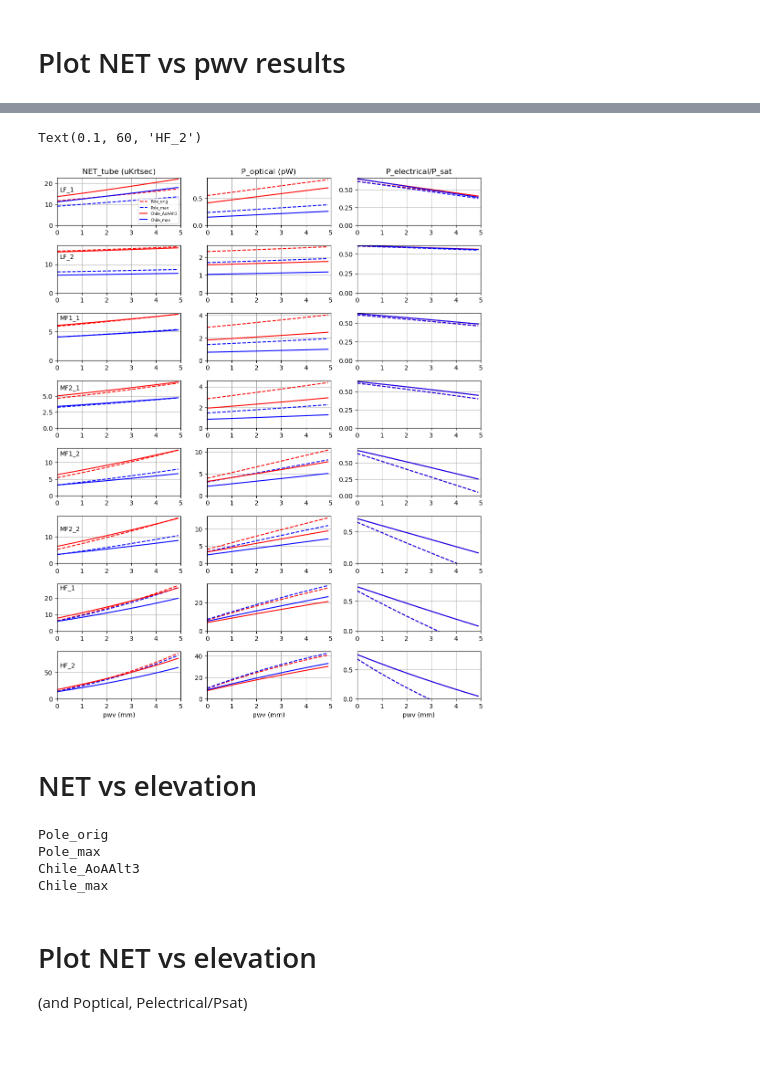
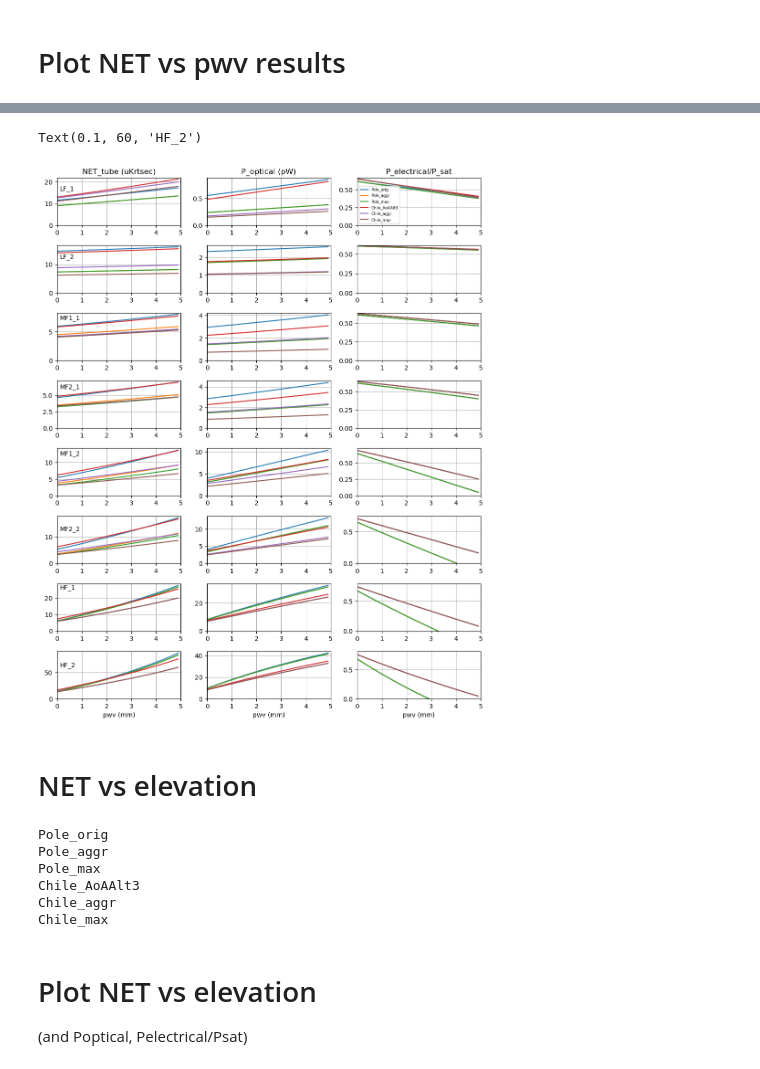
Before and after one commit to CMB-S4/bolo_calc_runs, a Jupyter notebook: jbolo/AoA/2024/SAT_NETs_Chile.ipynb, the cells around one changed output, grey strips where cells are left out. Cells and saved outputs as stored; diff of their text form; code cells hidden in the pictures.

```diff
--- a/jbolo/AoA/2024/SAT_NETs_Chile.ipynb
+++ b/jbolo/AoA/2024/SAT_NETs_Chile.ipynb
@@ -42,7 +45,7 @@ Atacama-TMALAT_20240715.yaml
 Atacama-CDLAT_20240715.yaml
 # %%
 # Dictionary of models to use, which includes yaml file for now, but will have results in it later.
-SAT_models = {'Pole_orig':{},'Pole_max':{},'Chile_AoAAlt3':{},'Chile_max':{}}
+SAT_models = {}
 SAT_models['Pole_orig']={  # Pole baseline
     'yaml':'SAT_baseline_20240825.yaml', # base yaml file to start with before mods
 }
@@ -60,20 +63,21 @@ SAT_models['Chile_AoAAlt3']={  # Atacama AoA scaled optics
 }
 
 SAT_models['Chile_aggr']={  # Atacama "SO aggressiveness" w/ HWP
-    'yaml':'SAT_HWP_aggr_20240916.yaml', #  Previous version had wrong spillovers
+    'yaml':'SAT_HWP_aggr_20240924.yaml', #  Previous version had wrong spillovers, these are from Grimes.
 }
 
 SAT_models['Chile_max']={  # Atacama "max mapping speed" w/ HWP
     'yaml':'SAT_HWP_max_20240825.yaml', # base yaml file to start with before mods.
 }
 
-SAT_models['Chile_max_f145']={  # Atacama max mapping speed w/ larger HWP, such that we have same f/# as original pole baseline.
-    'yaml':'SAT_HWP_max_f145_20240825.yaml', # base yaml file to start with before mods
-}
+# Don't use this model yet, the spillovers are not correct.
+#SAT_models['Chile_max_f145']={  # Atacama max mapping speed w/ larger HWP, such that we have same f/# as original pole baseline.
+#    'yaml':'SAT_HWP_max_f145_20240825.yaml', # base yaml file to start with before mods
+#}
 # %% [markdown]
 We're going to do this a very simple way, where we explicitly run each sim and plot it before moving on to the next.
 # %%
-models = ['Pole_orig','Pole_aggr','Pole_max','Chile_AoAAlt3','Chile_aggr','Chile_max', 'Chile_max_f145']
+models = ['Pole_orig','Pole_aggr','Pole_max','Chile_AoAAlt3','Chile_aggr','Chile_max']
 
 sims={}
 # Run each model
@@ -203,7 +207,7 @@ Chile_max         0.70   0.37   0.73   0.68   0.40   0.35   0.12   0.08
 plt.rcParams.update({'font.size': 14})
 plt.rcParams['figure.figsize'] = [8, 6]
 
-yamlfile = 'yamls/'+'SAT_HWP_aggr_20240916.yaml'
+yamlfile = 'yamls/'+'SAT_HWP_aggr_20240924.yaml'
 
 chs = ['MF_1_1', 'MF_2_1', 'MF_1_2', 'MF_2_2']
 
@@ -258,7 +248,7 @@ different toml file for each SAT model.
 
 We want to set Psat to the value designed for (elev0, pwv0), then keep it fixed after that.
 # %%
-writefile = False  # set to true to write output toml files
+writefile = True  # set to true to write output toml files
 
 elev0 = 50 # degrees
 
@@ -323,7 +313,8 @@ for model in SAT_models.keys():
 
 
     if writefile==True:
-        toml_output_file = 'SAT_NET_v_pwv_'+str(model)+'.toml'
+        output_dict=SAT_models[model]
+        toml_output_file = 'SAT_NET_v_pwv_'+str(model)+'20240927.toml'
         with open(toml_output_file, "w") as toml_file:
             toml.dump(output_dict, toml_file, encoder=toml.TomlNumpyEncoder())
 # %% [output]
@@ -362,17 +355,18 @@ plt.rcParams['figure.figsize'] = [10, 12]
 fig,axs = plt.subplots(8,3)  # plot [NET_tube, P_opt, P_sat-P_opt] vs pwv for each of the 8 channels
 plt.tight_layout()
 
-lcolor=['r','b','r','b']
-ltypes = ['--','--','-','-']
+lcolor=['b','b','b','r','r','r']
+ltypes = ['--','-','.','--','-','.']
 
 col = 0
 mm = 0
 for model in SAT_models.keys():
     ii=0
     for ch in SAT_models[model]['channels']:
-        axs[ii][col].plot(SAT_models[model]['vary_pwv']['pwv_vec']/1000,SAT_models[model]['vary_pwv'][ch]['NET_tube'],
-                          color = lcolor[mm],
-                          linestyle=ltypes[mm], label=model)
+        axs[ii][col].plot(SAT_models[model]['vary_pwv']['pwv_vec']/1000,SAT_models[model]['vary_pwv'][ch]['NET_tube'],label=model)
+                          # ,
+                          # color = lcolor[mm],
+                          # linestyle=ltypes[mm], label=model)
         #axs[ii][col].text(0.1,50,ch)
         ii += 1
     mm += 1
@@ -382,9 +376,10 @@ mm = 0
 for model in SAT_models.keys():
     ii=0
     for ch in SAT_models[model]['channels']:
-        axs[ii][col].plot(SAT_models[model]['vary_pwv']['pwv_vec']/1000,SAT_models[model]['vary_pwv'][ch]['P_opt'],
-                          color = lcolor[mm],
-                          linestyle=ltypes[mm], label=model)
+        axs[ii][col].plot(SAT_models[model]['vary_pwv']['pwv_vec']/1000,SAT_models[model]['vary_pwv'][ch]['P_opt'],label=model)
+                          #   ,
+                          # color = lcolor[mm],
+                          # linestyle=ltypes[mm], label=model)
         #axs[ii][col].text(0.1,50,ch)
         ii += 1
     mm += 1
@@ -397,44 +392,45 @@ for model in SAT_models.keys():
         P_sat = SAT_models[model][ch]['P_sat']
         P_opt = SAT_models[model]['vary_pwv'][ch]['P_opt']
         P_elec =  P_sat-P_opt
-        axs[ii][col].plot(SAT_models[model]['vary_pwv']['pwv_vec']/1000,P_elec/P_sat,
-                          color = lcolor[mm],
-                          linestyle=ltypes[mm])
+        axs[ii][col].plot(SAT_models[model]['vary_pwv']['pwv_vec']/1000,P_elec/P_sat,label=model)
+                          #   ,
+                          # color = lcolor[mm],
+                          # linestyle=ltypes[mm])
         #axs[ii][col].text(0.1,50,ch)
         ii += 1
     mm += 1
 
 for ii in np.arange(8):
 #    axs[ii][0].set_ylim(0)
 #    axs[ii][0].set_xlim(0,1)
 #    axs[ii][1].set_ylim(0)
 #    axs[ii][1].set_xlim(0,3)
     for col in [0,1,2]:
         axs[ii][col].grid()
         axs[ii][col].set_xlim(0,5)
         axs[ii][col].set_ylim(0)
         axs[7][col].set_xlabel('pwv (mm)')
 
-axs[0][0].legend(fontsize=6)
+axs[0][2].legend(fontsize=6)
 
 axs[0][0].set_title('NET_tube (uKrtsec)')
 axs[0][1].set_title('P_optical (pW)')
 axs[0][2].set_title('P_electrical/P_sat')
 axs[0][0].text(.1,16,'LF_1')
 axs[1][0].text(.1,12,'LF_2')
 axs[2][0].text(.1,7,'MF1_1')
 axs[3][0].text(.1,6,'MF2_1')
 axs[4][0].text(.1,12,'MF1_2')
 axs[5][0].text(.1,12,'MF2_2')
 axs[6][0].text(.1,25,'HF_1')
 axs[7][0].text(.1,60,'HF_2')
 # %% [output]
 Text(0.1, 60, 'HF_2')
-[figure, old version]
+[figure, new version]
 # %% [markdown]
 # NET vs elevation
 # %%
-writefile = False  # set to true to write output toml files
+writefile = True  # set to true to write output toml files
 
 # Run cells above first, need to set default Psats.
 
@@ -497,13 +493,15 @@ for model in SAT_models.keys():
 
 
     if writefile==True:
-        toml_output_file = 'SAT_NET_v_elev_'+str(model)+'.toml'
+        toml_output_file = 'SAT_NET_v_elev_'+str(model)+'20240922.toml'
         with open(toml_output_file, "w") as toml_file:
             toml.dump(output_dict, toml_file, encoder=toml.TomlNumpyEncoder())
 # %% [output]
 Pole_orig
+Pole_aggr
 Pole_max
 Chile_AoAAlt3
+Chile_aggr
 Chile_max
 # %% [markdown]
 # Plot NET vs elevation
```
Also changed, not shown: parts of 18 cells of this notebook, 15 other files.
